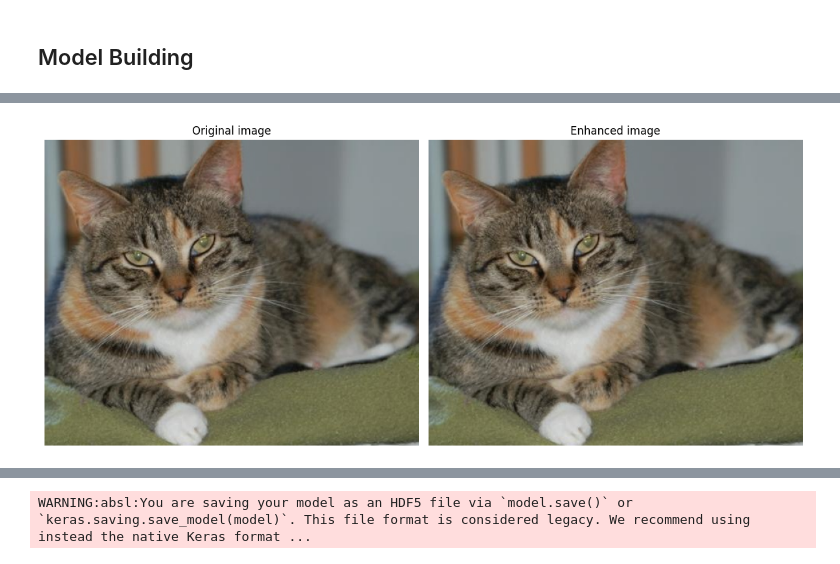
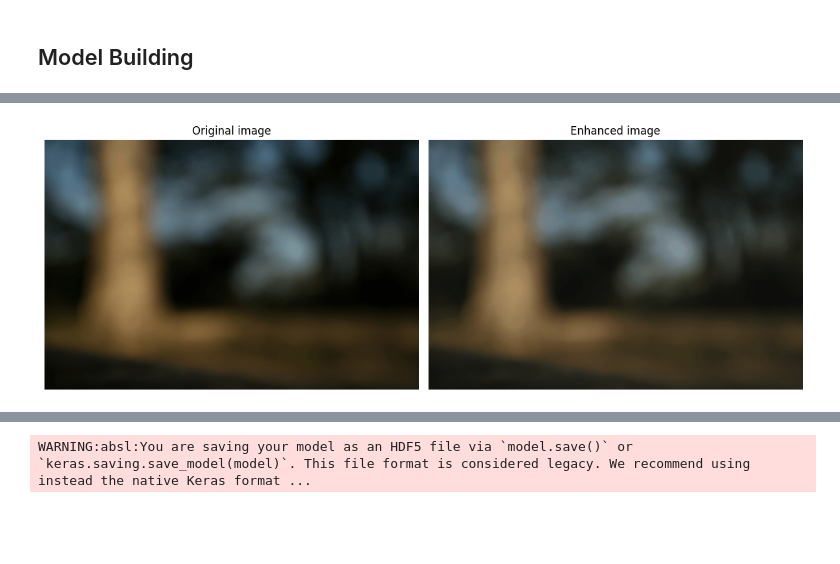
Before and after one commit to ArtashNikoyan/Photo_Enhancer, a Jupyter notebook: Enhancer_Model_v0_2.ipynb, the cells around one changed output, grey strips where cells are left out. Cells and saved outputs as stored; diff of their text form; code cells hidden in the pictures; blank space fills up the shorter version.

```diff
--- a/Enhancer_Model_v0_2.ipynb
+++ b/Enhancer_Model_v0_2.ipynb
@@ -291,12 +342,29 @@ def predict_img(model, img_src):
 # %%
-def show_before_after(model, img_path):
-    # original
-    orig = cv2.imread(img_path)
-    orig = cv2.cvtColor(orig, cv2.COLOR_BGR2RGB)
+def show_before_after(model, img_source):
+    """
+    Показывает оригинальное и улучшенное изображение.
+    Работает с локальным файлом или URL.
+    """
+    # ====================
+    #   Uploading        =
+    # ====================
+    if img_source.startswith("http://") or img_source.startswith("https://"):
+        response = requests.get(img_source)
+        img_pil = Image.open(BytesIO(response.content)).convert("RGB")
 
-    # predicted
-    pred = predict_img(model, img_path)
+        # Save for predict_img
+        with tempfile.NamedTemporaryFile(suffix=".png") as tmp:
+            img_pil.save(tmp.name)
+            pred_img = predict_img(model, tmp.name)
+        orig = np.array(img_pil)
+    else:
+        orig = cv2.imread(img_source)
+        orig = cv2.cvtColor(orig, cv2.COLOR_BGR2RGB)
+        pred_img = predict_img(model, img_source)
 
+    # ====================
+    #   Vizualization    =
+    # ====================
     plt.figure(figsize=(12, 6))
 
     plt.subplot(1, 2, 1)
@@ -305,7 +373,7 @@ def show_before_after(model, img_path):
     plt.axis("off")
 
     plt.subplot(1, 2, 2)
-    plt.imshow(pred)
+    plt.imshow(pred_img)
     plt.title("Enhanced image")
     plt.axis("off")
 
@@ -404,10 +484,13 @@ model = tf.keras.Model(inputs=inp, outputs=outputs, name='UNet_5level_16start')
 # model.summary()
-# %%
-model.compile(optimizer='adam', loss='mse')
 # %%
-steps_per_epoch = len(train_paths)
+# --- Compile model ---
+model.compile(
+    optimizer=tf.keras.optimizers.Adam(1e-4),
+    loss='mae',
+    metrics=['mae', 'mse']
+)
 
-model.fit(train_dataset,
+his = model.fit(train_dataset,
           epochs=20,
           validation_data=val_dataset)
 # %% [output]
@@ -450,3 +519,4 @@ plt.imshow(img)
 # %%
-show_before_after(model, img_path)
+src = 'https://www.shutterstock.com/image-photo/nature-pictures-blurry-background-600nw-2377496305.jpg'
+show_before_after(model, src)
 # %% [output]
@@ -454 +524 @@ show_before_after(model, img_path)
-[figure, old version]
+[figure, new version]
```
Also changed, not shown: parts of 23 cells of this notebook.
